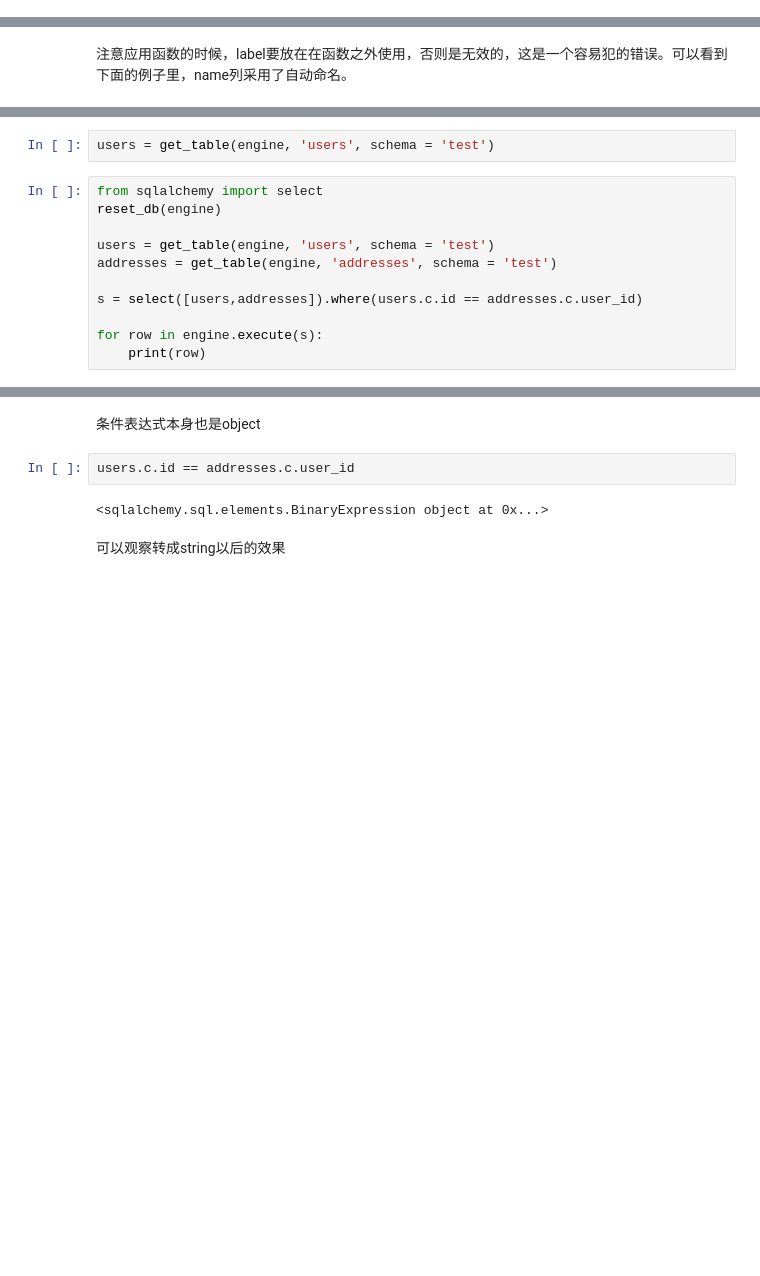
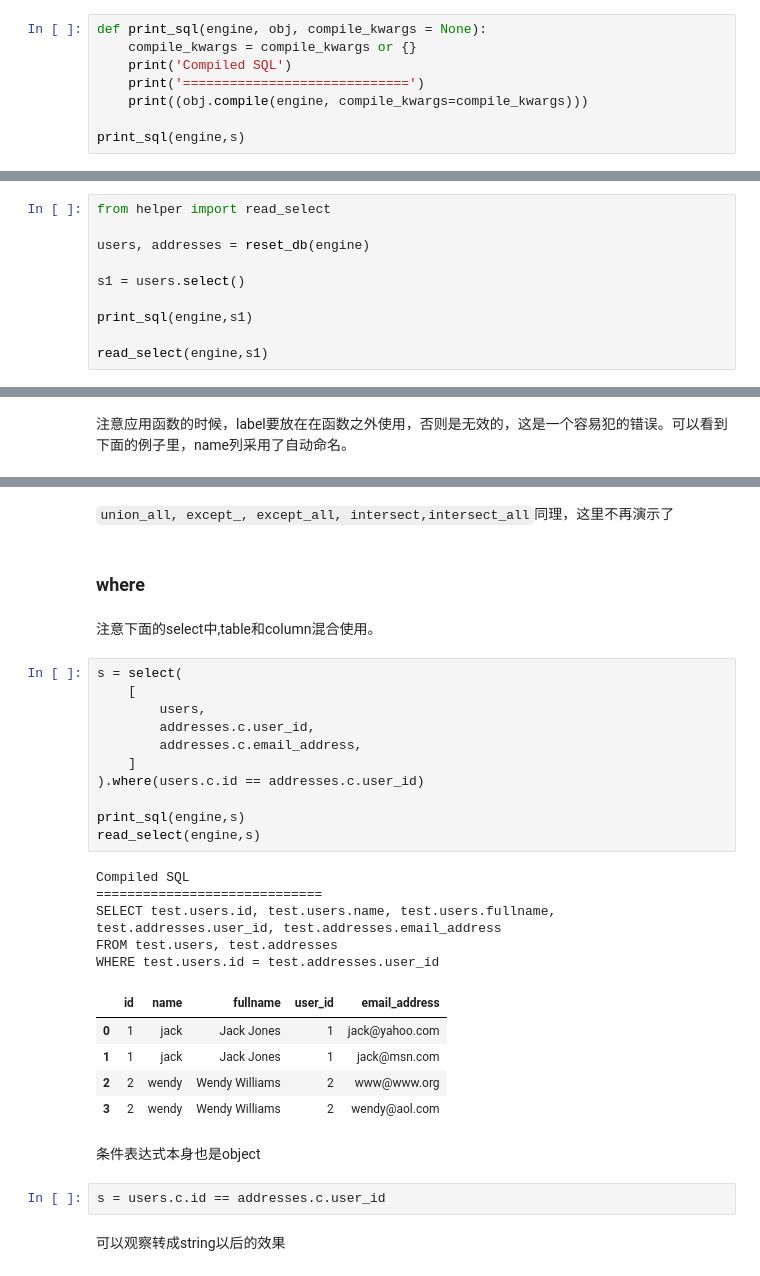
Before and after one commit to tade0726/jupyter_labs, a Jupyter notebook: exolution/0009_sqlalchemy/sqlalchemy_intro.ipynb, the cells around one changed output, grey strips where cells are left out. Cells and saved outputs as stored; diff of their text form; blank space fills up the shorter version.

````diff
--- a/exolution/0009_sqlalchemy/sqlalchemy_intro.ipynb
+++ b/exolution/0009_sqlalchemy/sqlalchemy_intro.ipynb
@@ -166,0 +142,8 @@ ins = t.insert().values(name='jack', fullname='Jack Jones')
+# %%
+def print_sql(engine, obj, compile_kwargs = None):
+    compile_kwargs = compile_kwargs or {}
+    print('Compiled SQL')
+    print('=============================')
+    print((obj.compile(engine, compile_kwargs=compile_kwargs)))
+
+print_sql(engine,s)
@@ -433,0 +579,10 @@ FROM test.users
+# %%
+from helper import read_select
+
+users, addresses = reset_db(engine)
+
+s1 = users.select()
+
+print_sql(engine,s1)
+
+read_select(engine,s1)
@@ -496,13 +893,0 @@ reset_db(engine)
-# %%
-users = get_table(engine, 'users', schema = 'test')
-# %%
-from sqlalchemy import select
-reset_db(engine)
-
-users = get_table(engine, 'users', schema = 'test')
-addresses = get_table(engine, 'addresses', schema = 'test')
-
-s = select([users,addresses]).where(users.c.id == addresses.c.user_id)
-
-for row in engine.execute(s):
-    print(row)
@@ -514,8 +939,34 @@ for row in engine.execute(s):
+# %% [markdown]
+```union_all, except_, except_all, intersect,intersect_all```同理，这里不再演示了
+# %% [markdown]
+### where
+# %% [markdown]
+注意下面的select中,table和column混合使用。
+# %%
+s = select(
+    [
+        users,
+        addresses.c.user_id,
+        addresses.c.email_address,
+    ]
+).where(users.c.id == addresses.c.user_id)
+
+print_sql(engine,s)
+read_select(engine,s)
+# %% [output]
+Compiled SQL
+=============================
+SELECT test.users.id, test.users.name, test.users.fullname, test.addresses.user_id, test.addresses.email_address
+FROM test.users, test.addresses
+WHERE test.users.id = test.addresses.user_id
+|  | id | name | fullname | user_id | email_address |
+| 0 | 1 | jack | Jack Jones | 1 | jack@yahoo.com |
+| 1 | 1 | jack | Jack Jones | 1 | jack@msn.com |
+| 2 | 2 | wendy | Wendy Williams | 2 | www@www.org |
+| 3 | 2 | wendy | Wendy Williams | 2 | wendy@aol.com |
 # %% [markdown]
 条件表达式本身也是object
 # %%
-users.c.id == addresses.c.user_id
+s = users.c.id == addresses.c.user_id
-# %% [output]
-<sqlalchemy.sql.elements.BinaryExpression object at 0x...>
 # %% [markdown]
 可以观察转成string以后的效果
````
Also changed, not shown: parts of 280 cells of this notebook.
